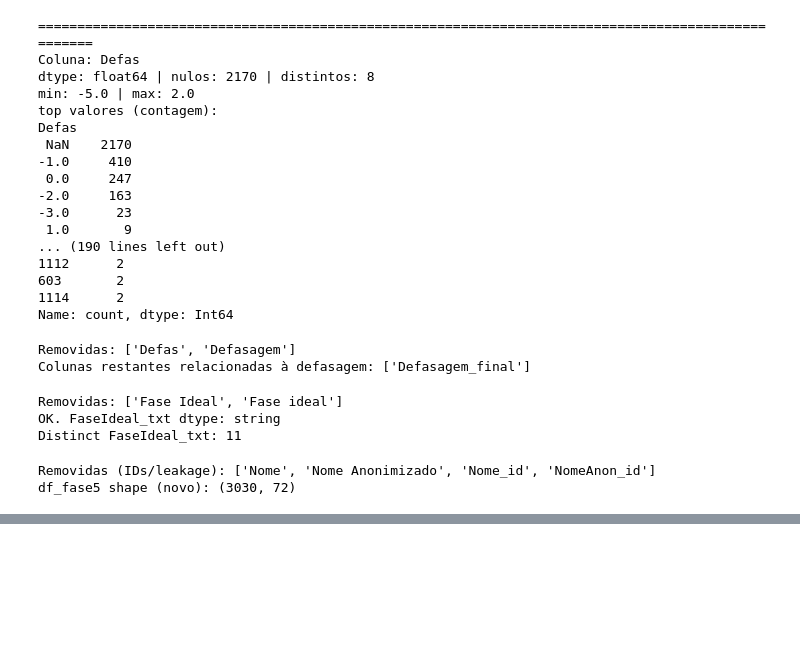
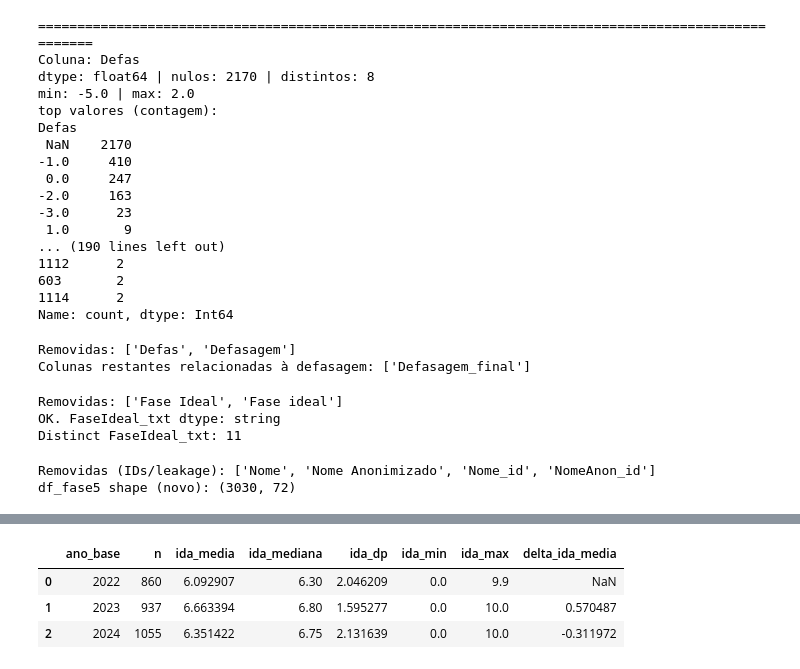
Before and after one commit to tivanello/fase5, a Jupyter notebook: notebooks/Entrega DATATHON Fase5.ipynb, the cells around one changed output, grey strips where cells are left out. Cells and saved outputs as stored; diff of their text form; code cells hidden in the pictures; blank space fills up the shorter version.

```diff
--- a/notebooks/Entrega DATATHON Fase5.ipynb
+++ b/notebooks/Entrega DATATHON Fase5.ipynb
@@ -1484,0 +1461,96 @@ df_fase5 shape (novo): (3030, 72)
+# %%
+###############################################################################################################################################
+# Indicadores para BI: IAN (faixa) + IDA (ano) + IDA (ano x fase) — sem mexer no df_fase5
+#
+# O que eu faço aqui:
+# - Crio (se não existir) a coluna IAN_faixa com nomes neutros:
+#     adequado / atenção / alerta / crítico
+# - Crio 3 dataframes em formato longo, prontos para Power BI:
+#   1) df_ian      -> distribuição de IAN por faixa e ano_base (qtd e % + ordem)
+#   2) df_ida_ano  -> resumo do IDA por ano_base (média, mediana, etc. + delta)
+#   3) df_ida_fase -> IDA por ano_base e Fase_num (média/mediana)
+###############################################################################################################################################
+
+import pandas as pd
+
+df = df_fase5.copy()
+
+# ----------------------------
+# 0) Garantir colunas-base
+# ----------------------------
+for c in ["IAN", "IDA", "ano_base"]:
+    if c not in df.columns:
+        raise ValueError(f"Coluna ausente no df: {c}")
+
+df["IAN"] = pd.to_numeric(df["IAN"], errors="coerce")
+df["IDA"] = pd.to_numeric(df["IDA"], errors="coerce")
+
+df = df_fase5.copy()
+
+# ----------------------------
+# 1) Criar IAN_faixa
+# ----------------------------
+if "IAN_faixa" not in df.columns:
+    def faixa_ian(v):
+        if pd.isna(v):
+            return pd.NA
+        if v >= 8:
+            return "adequado"
+        if v >= 6:
+            return "atenção"
+        if v >= 4:
+            return "alerta"
+        return "crítico"
+
+    df["IAN_faixa"] = df["IAN"].apply(faixa_ian).astype("string")
+
+# ----------------------------
+# 2) df_ian - IAN por faixa e ano_base
+# ----------------------------
+df_ian = (
+    df.dropna(subset=["IAN_faixa"])
+      .groupby(["ano_base", "IAN_faixa"])
+      .size()
+      .reset_index(name="qtd")
+)
+
+tot = df_ian.groupby("ano_base")["qtd"].transform("sum")
+df_ian["pct"] = (df_ian["qtd"] / tot) * 100
+
+ordem = ["adequado", "atenção", "alerta", "crítico"]
+df_ian["IAN_faixa_ordem"] = df_ian["IAN_faixa"].map({k:i for i,k in enumerate(ordem, start=1)}).astype("Int64")
+
+# ----------------------------
+# 3) df_ida_ano - IDA por ano_base
+# ----------------------------
+df_ida_ano = (
+    df.groupby("ano_base")["IDA"]
+      .agg(n="count", ida_media="mean", ida_mediana="median", ida_dp="std", ida_min="min", ida_max="max")
+      .reset_index()
+      .sort_values("ano_base")
+)
+
+df_ida_ano["delta_ida_media"] = df_ida_ano["ida_media"].diff()
+
+# ----------------------------
+# 4) df_ida_fase - IDA por ano_base e fase
+# ----------------------------
+if "Fase_num" in df.columns:
+    df_ida_fase = (
+        df.groupby(["ano_base", "Fase_num"])["IDA"]
+          .agg(n="count", ida_media="mean", ida_mediana="median")
+          .reset_index()
+          .sort_values(["ano_base", "Fase_num"])
+    )
+else:
+    df_ida_fase = pd.DataFrame(columns=["ano_base", "Fase_num", "n", "ida_media", "ida_mediana"])
+
+print("OK. Dataframes criados:")
+print("df_ian:", df_ian.shape)
+print("df_ida_ano:", df_ida_ano.shape)
+print("df_ida_fase:", df_ida_fase.shape)
+
+display(df_ian.sort_values(["ano_base", "IAN_faixa_ordem"]).head(12))
+display(df_ida_ano.head(10))
+display(df_ida_fase.head(10))
+# %% [output]
@@ -1484,0 +1571,4 @@ df_fase5 shape (novo): (3030, 72)
+|  | ano_base | n | ida_media | ida_mediana | ida_dp | ida_min | ida_max | delta_ida_media |
+| 0 | 2022 | 860 | 6.092907 | 6.30 | 2.046209 | 0.0 | 9.9 | NaN |
+| 1 | 2023 | 937 | 6.663394 | 6.80 | 1.595277 | 0.0 | 10.0 | 0.570487 |
+| 2 | 2024 | 1055 | 6.351422 | 6.75 | 2.131639 | 0.0 | 10.0 | -0.311972 |
```
Also changed, not shown: parts of 42 cells of this notebook.
